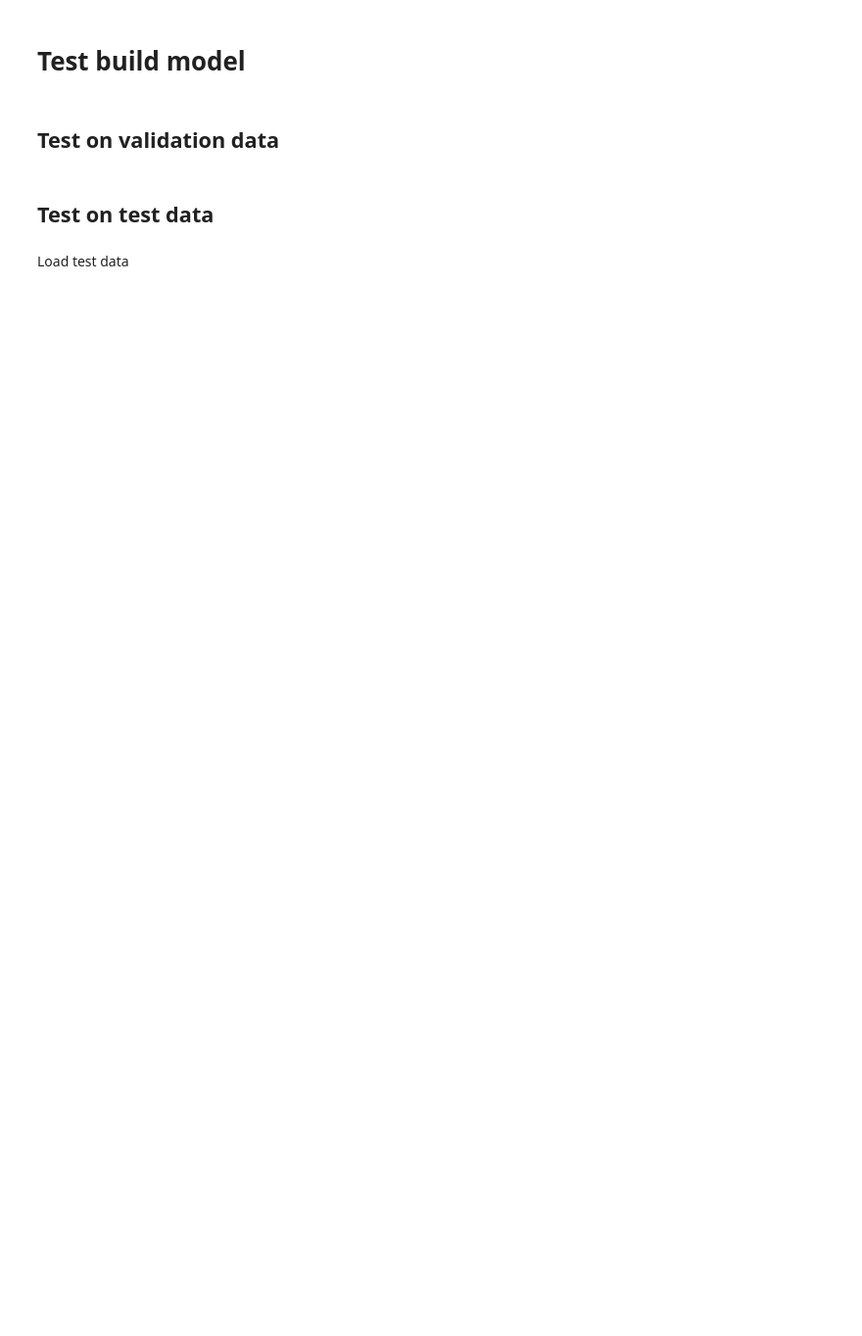
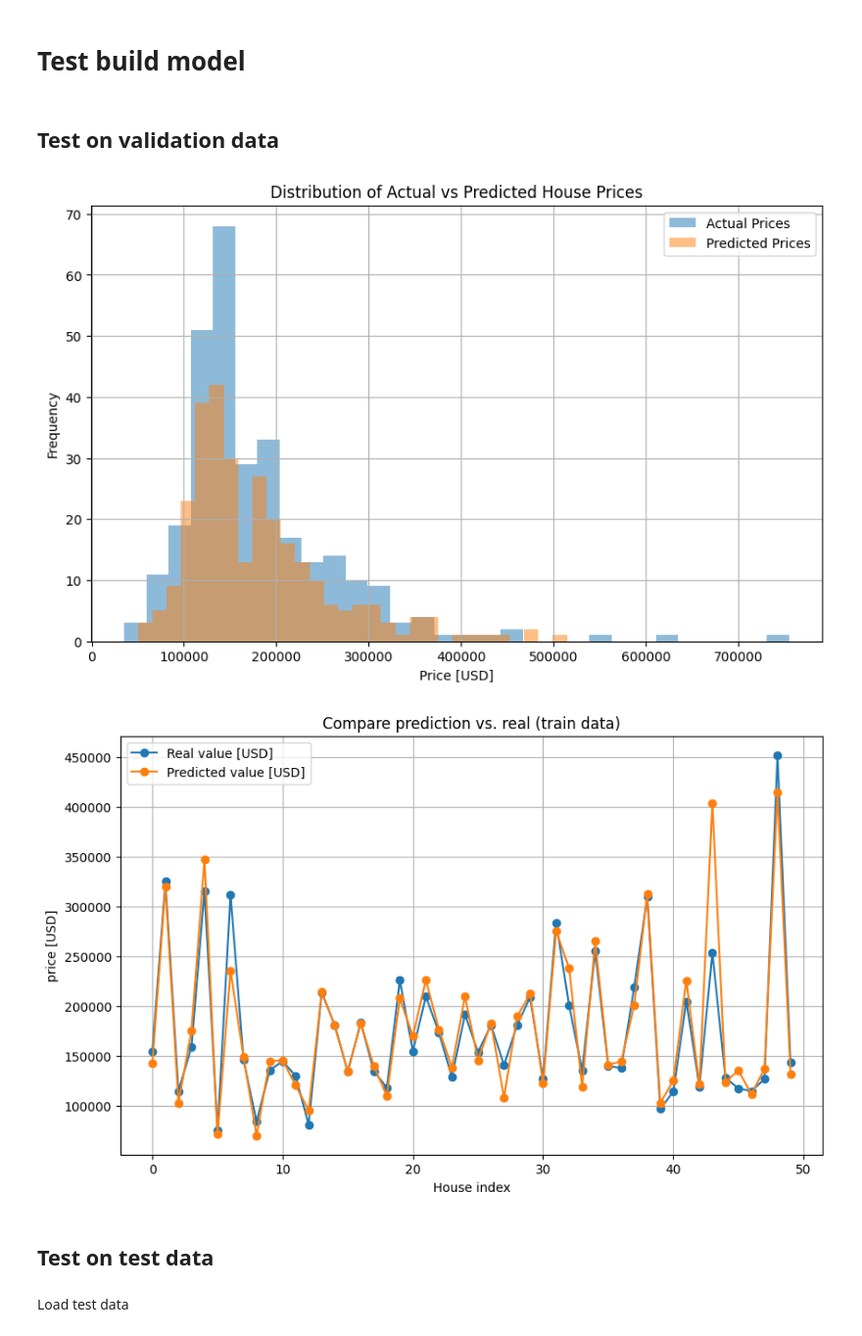
Before and after one commit to svehla-lukas/Kaggle_workShop, a Jupyter notebook: house_prices/dev_col_from_dataDesc.ipynb, the cells around one changed output. Shown: that part at 98% size. Drawn from its saved outputs; the diff is of its cells as text; code cells hidden in the pictures; blank space fills up the shorter version.

```diff
--- a/house_prices/dev_col_from_dataDesc.ipynb
+++ b/house_prices/dev_col_from_dataDesc.ipynb
@@ -70,5 +81,4 @@ dimension train data: <class 'pandas.core.frame.DataFrame'>
 # %%
-import pandas as pd
 from sklearn.preprocessing import StandardScaler
 from sklearn.model_selection import train_test_split
 
@@ -78,30 +88,11 @@ except:
     print()
 
 
-def ensure_all_dummies(df: pd.DataFrame, data_categories: dict) -> pd.DataFrame:
-    """
-    Ensures that all expected dummy columns exist in the DataFrame.
-    Adds missing columns with zero values in bulk to avoid fragmentation.
-    """
-    missing_cols = []
-    for col, values in data_categories.items():
-        for val in values:
-            dummy_col = f"{col}_{val}"
-            if dummy_col not in df.columns:
-                missing_cols.append(dummy_col)
-
-    if missing_cols:
-        missing_df = pd.DataFrame(0, index=df.index, columns=missing_cols)
-        df = pd.concat([df, missing_df], axis=1)
-
-    return df
-
-
 # 0. Extract and scale the target column
 scaler_sale_price = StandardScaler()
-y = scaler_sale_price.fit_transform(df[["SalePrice"]])  # shape: (n_samples, 1)
+y = scaler_sale_price.fit_transform(df_train[["SalePrice"]])  # shape: (n_samples, 1)
 
-x = df.copy()
+x = df_train.copy()
 if "SalePrice" in x.columns:
     x = x.drop("SalePrice", axis=1)
 if "Id" in x.columns:
@@ -259,30 +390,46 @@ _ = utils.plot_rescaled_history(history.history, metric="mae", scaler=scaler_sal
 # %% [markdown]
 ## Test on validation data
 # %%
-# 11. Předpověď na testovacích datech
+# Předpověď na testovacích datech
 y_pred_scaled = model.predict(x_val)
 
-# 12. Inverze zpět na reálné ceny
+# Inverze zpět na reálné ceny
 y_pred_real = scaler_sale_price.inverse_transform(y_pred_scaled)
 y_test_real = scaler_sale_price.inverse_transform(y_val.reshape(-1, 1))
 
-# 13. Výstup porovnání
+
+# Výstup porovnání
 results = pd.DataFrame(
     {"Actual": y_test_real.flatten(), "Predicted": y_pred_real.flatten()}
 )
 
+# Create histogram plot
+plt.figure(figsize=(10, 6))
+plt.hist(results["Actual"], bins=30, alpha=0.5, label="Actual Prices")
+plt.hist(results["Predicted"], bins=30, alpha=0.5, label="Predicted Prices")
+plt.xlabel("Price [USD]")
+plt.ylabel("Frequency")
+plt.title("Distribution of Actual vs Predicted House Prices")
+plt.legend()
+plt.grid(True)
+plt.show()
+
+count = len(x_val)
 count = 50
 # print(results.head(count))
 
 plt.figure(figsize=(10, 6))
 plt.plot(results["Actual"][:count], marker="o", label="Real value [USD]")
 plt.plot(results["Predicted"][:count], marker="o", label="Predicted value [USD]")
 plt.title("Compare prediction vs. real (train data)")
 plt.xlabel("House index")
 plt.ylabel("price [USD]")
 plt.legend()
 plt.grid(True)
 plt.show()
+# %% [output]
+[figure, added]
+[figure, added]
 # %% [markdown]
 ## Test on test data
 # %% [markdown]
```
Also changed, not shown: parts of 35 cells of this notebook, 6 other files.
